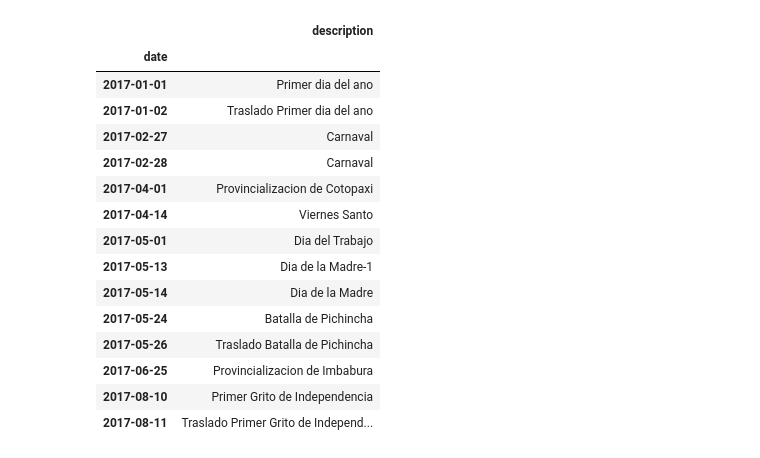
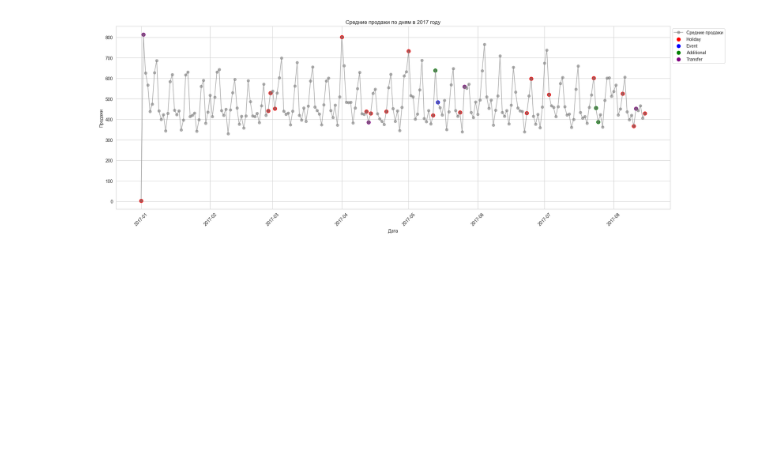
Before and after one commit to NasdormML/Store_Sales_Forecasting, a Jupyter notebook: Visual.ipynb, the cells around one changed output. Saved outputs shown, nothing was run; the diff lists cells and outputs as text; code cells hidden in the pictures; blank space fills up the shorter version.

Commit message:
Update graph for average sales in 2017

```diff
--- a/Visual.ipynb
+++ b/Visual.ipynb
@@ -82,27 +42,40 @@ ax.legend();
-# %%
-# National and regional holidays in train data
-holidays = (
-    holidays_events
-    .query("locale in ['National', 'Regional']")
-    .loc['2017':'2017-08-15', ['description']]
-    .assign(description=lambda x: x.description.cat.remove_unused_categories())
-)
-
-display(holidays)
-# %% [output]
-|  | description |
-| date |  |
-| 2017-01-01 | Primer dia del ano |
-| 2017-01-02 | Traslado Primer dia del ano |
-| 2017-02-27 | Carnaval |
-| 2017-02-28 | Carnaval |
-| 2017-04-01 | Provincializacion de Cotopaxi |
-| 2017-04-14 | Viernes Santo |
-| 2017-05-01 | Dia del Trabajo |
-| 2017-05-13 | Dia de la Madre-1 |
-| 2017-05-14 | Dia de la Madre |
-| 2017-05-24 | Batalla de Pichincha |
-| 2017-05-26 | Traslado Batalla de Pichincha |
-| 2017-06-25 | Provincializacion de Imbabura |
-| 2017-08-10 | Primer Grito de Independencia |
-| 2017-08-11 | Traslado Primer Grito de Independ... |
+# %%
+# Только за 2017 год
+average_sales_2017 = average_sales.loc['2017']
+holidays_2017 = holidays_events.loc['2017']
+
+plt.figure(figsize=(20, 7))
+plt.plot(average_sales_2017.index.to_timestamp(), average_sales_2017.values, marker='o', linestyle='-', label='Средние продажи', color='grey', alpha=0.6)
+plt.title('Средние продажи по дням в 2017 году')
+plt.xlabel('Дата')
+plt.ylabel('Продажи')
+plt.xticks(rotation=45)
+
+
+holiday_colors = {
+    'Holiday': 'red',
+    'Event': 'blue',
+    'Additional': 'green',
+    'Transfer': 'purple',
+    'Bridge': 'orange',
+}
+
+
+for holiday_type, color in holiday_colors.items():
+    holiday_dates = holidays_2017[holidays_2017['type'] == holiday_type].index
+    valid_holiday_dates = holiday_dates.intersection(average_sales_2017.index)
+    holiday_sales = average_sales_2017.loc[valid_holiday_dates]
+
+    # Проверим количество найденных точек
+    if len(holiday_sales) > 0:
+        plt.scatter(valid_holiday_dates.to_timestamp(), holiday_sales.values, color=color, s=65, label=holiday_type)
+
+
+handles, labels = plt.gca().get_legend_handles_labels()
+by_label = dict(zip(labels, handles))
+plt.legend(by_label.values(), by_label.keys(), bbox_to_anchor=(1, 1), loc='upper left')
+
+plt.tight_layout()
+plt.show()
+# %% [output]
+[figure, added]
```
Also changed, not shown: parts of 4 cells of this notebook.
